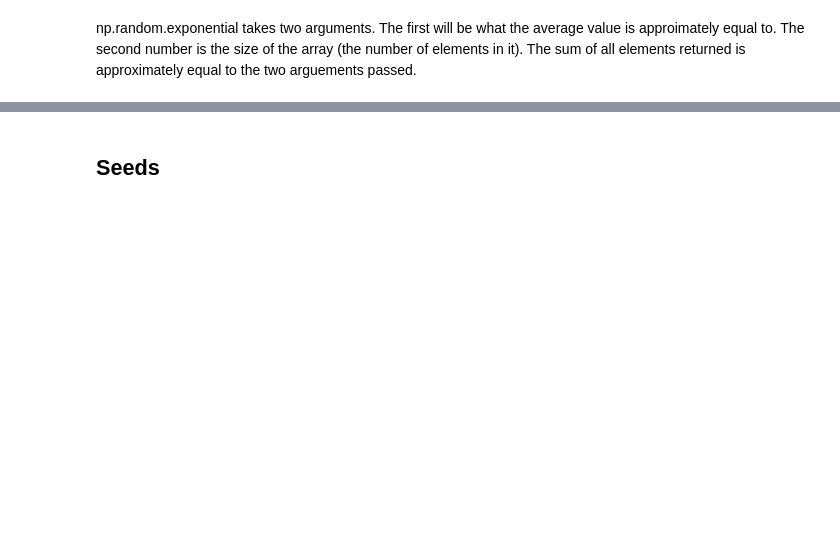
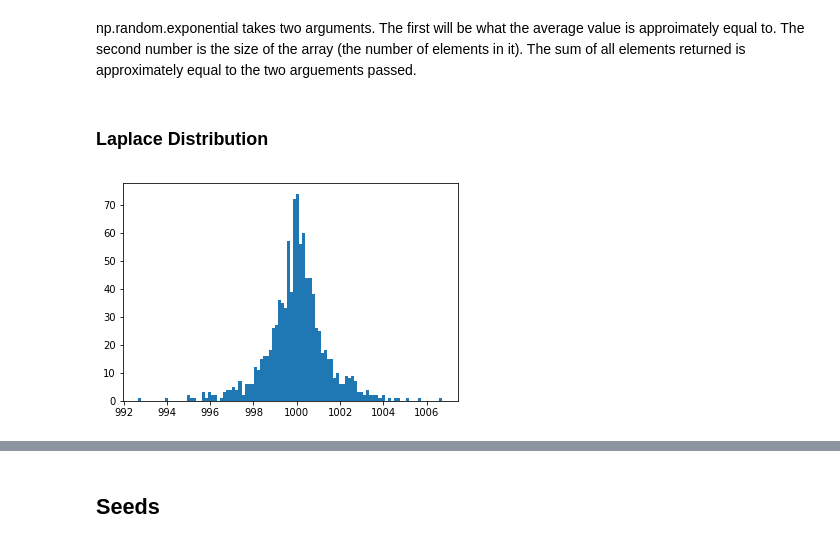
Before and after one commit to declanbarr/numpy-random, a Jupyter notebook: numpy-random.ipynb, the cells around one changed output, grey strips where cells are left out. Cells and saved outputs as stored; diff of their text form; code cells hidden in the pictures; blank space fills up the shorter version.

Commit message:
Added Laplace Distribution

```diff
--- a/numpy-random.ipynb
+++ b/numpy-random.ipynb
@@ -59,2 +59,10 @@ The average value is:
 # %% [markdown]
 np.random.exponential takes two arguments. The first will be what the average value is approimately equal to. The second number is the size of the array (the number of elements in it). The sum of all elements returned is approximately equal to the two arguements passed.
+# %% [markdown]
+### Laplace Distribution
+# %%
+laplace = np.random.laplace(1000, 1, 1000)
+plt.hist(laplace, bins=100)
+plt.show()
+# %% [output]
+[figure, added]
```
Also changed, not shown: parts of 7 cells of this notebook.
